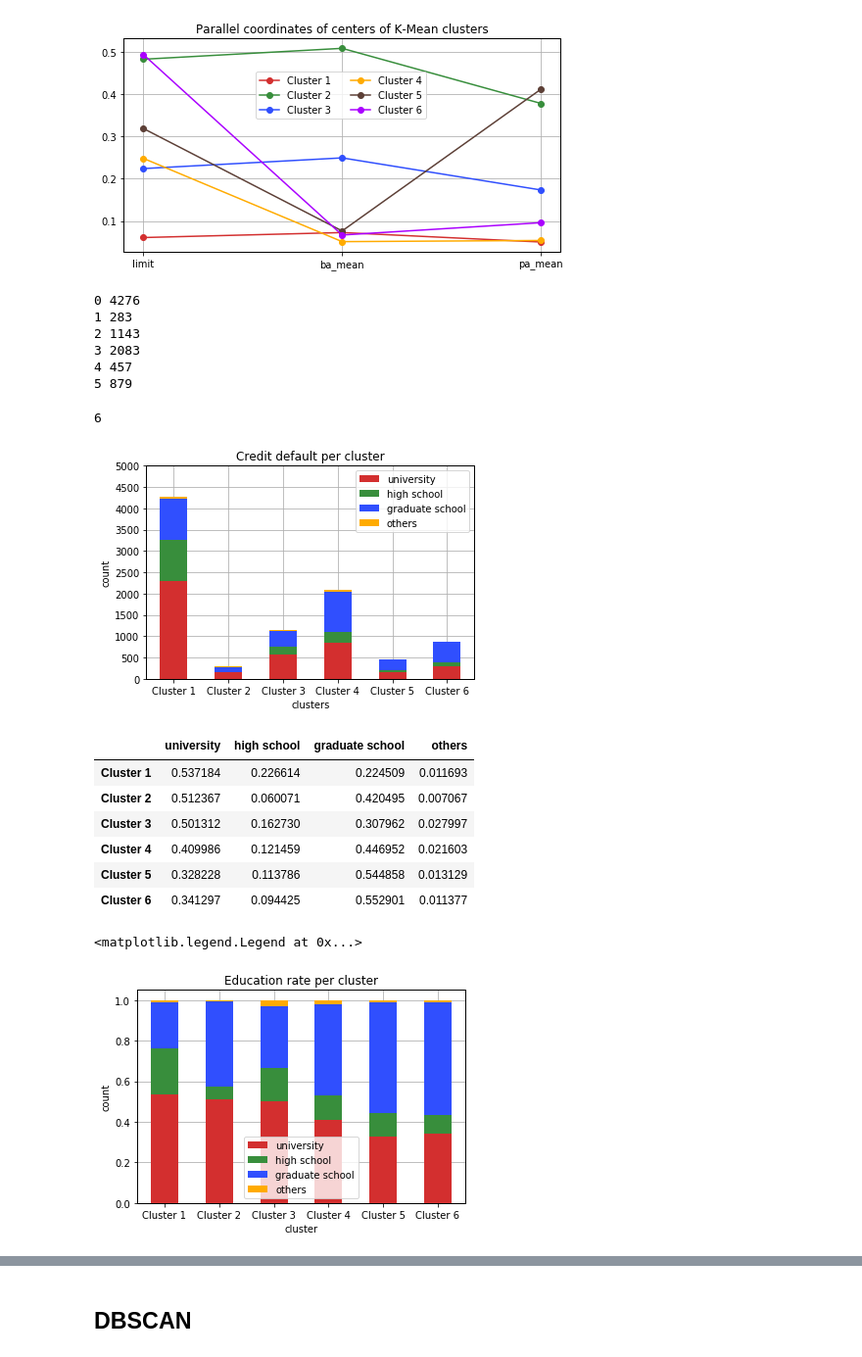
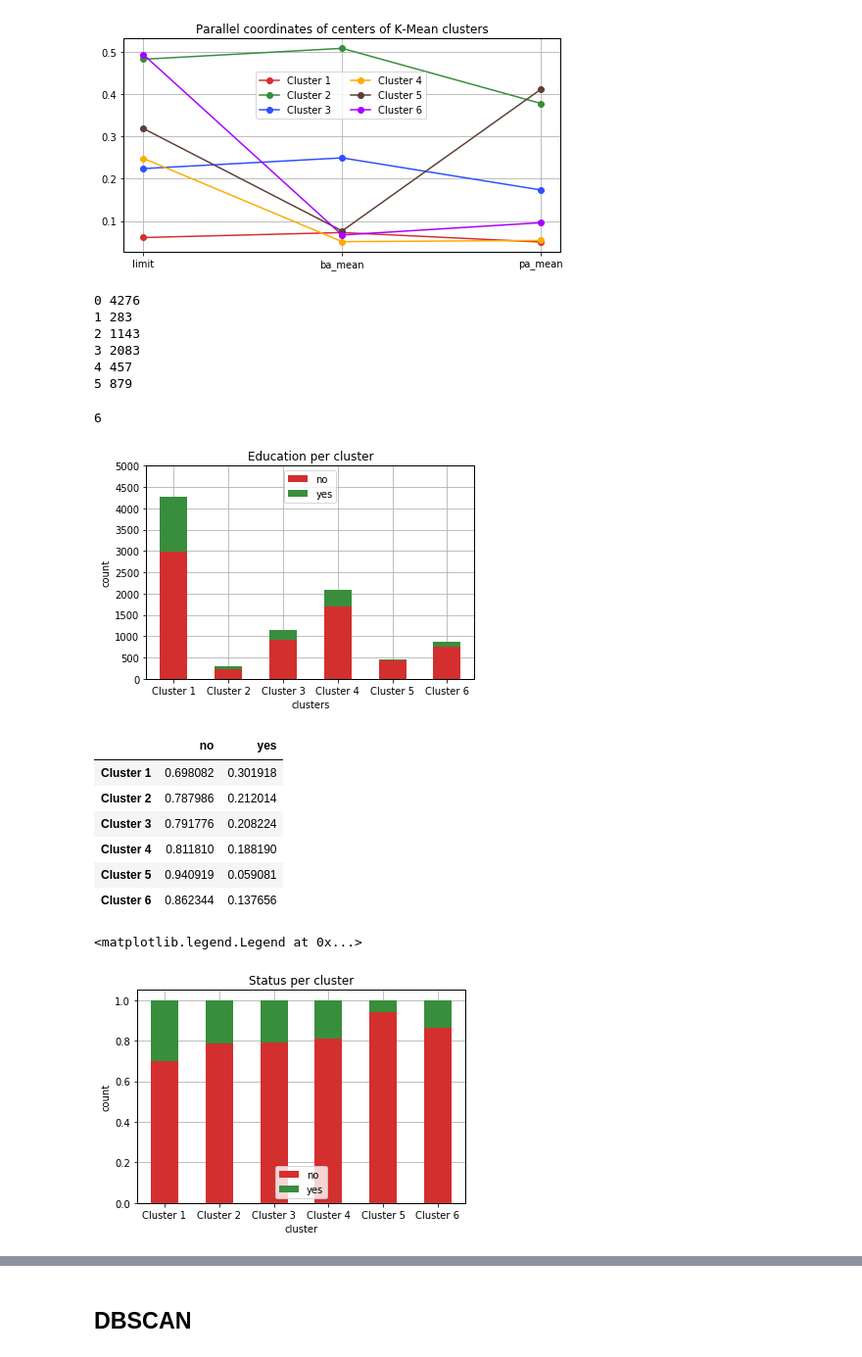
Before and after one commit to GaspareG/Unipi-Data-Mining, a Jupyter notebook: notebook/CardCardDefault.ipynb, the cells around one changed output, grey strips where cells are left out. Shown at 98% size. Saved outputs shown, nothing was run; the diff lists cells and outputs as text; code cells hidden in the pictures.

```diff
--- a/notebook/CardCardDefault.ipynb
+++ b/notebook/CardCardDefault.ipynb
@@ -1252,17 +1252,19 @@ for i in range(0, len(centers)):
     clusteri = cc_final.loc[cluster_map[cluster_map["cluster"]==i]["index"]]
     clusteria.append(clusteri)
     print(i, clusteri["credit_default"].size)
-    cluster_df["Cluster " + str(i+1)] = (clusteri["education"]).value_counts()
-#    cluster_df["Cluster " + str(i+1)] = (clusteri["credit_default"]).map({0: "no", 1: "yes"}).value_counts()
+#    cluster_df["Cluster " + str(i+1)] = (clusteri["status"]).value_counts()
+#    cluster_df["Cluster " + str(i+1)] = (clusteri["sex"]).map({0: "female", 1: "male"}).value_counts()
+    cluster_df["Cluster " + str(i+1)] = (clusteri["credit_default"]).map({0: "no", 1: "yes"}).value_counts()
 
 cluster_df_final = cluster_df.T
 
 cluster_df_final.plot(kind="bar", stacked=True)
 
 plt.xticks(rotation=0)
-plt.title("Credit default per cluster")
+plt.title("Education per cluster")
 plt.ylabel("count")
 plt.xlabel("clusters")
+plt.legend(loc="upper center")
 plt.yticks(range(0, 5001, 500))
 
 #cc_clean
@@ -1276,29 +1278,29 @@ len(clusteria)
 4 457
 5 879
 6
-[figure, old version]
+[figure, new version]
 # %%
 cluster_df_final_norm = cluster_df_final.div(cluster_df_final.sum(1).astype(float), axis=0)
 cluster_df_final_norm
 # %% [output]
-|  | university | high school | graduate school | others |
-| Cluster 1 | 0.537184 | 0.226614 | 0.224509 | 0.011693 |
-| Cluster 2 | 0.512367 | 0.060071 | 0.420495 | 0.007067 |
-| Cluster 3 | 0.501312 | 0.162730 | 0.307962 | 0.027997 |
-| Cluster 4 | 0.409986 | 0.121459 | 0.446952 | 0.021603 |
-| Cluster 5 | 0.328228 | 0.113786 | 0.544858 | 0.013129 |
-| Cluster 6 | 0.341297 | 0.094425 | 0.552901 | 0.011377 |
+|  | no | yes |
+| Cluster 1 | 0.698082 | 0.301918 |
+| Cluster 2 | 0.787986 | 0.212014 |
+| Cluster 3 | 0.791776 | 0.208224 |
+| Cluster 4 | 0.811810 | 0.188190 |
+| Cluster 5 | 0.940919 | 0.059081 |
+| Cluster 6 | 0.862344 | 0.137656 |
 # %%
 cluster_df_final_norm.plot(kind="bar", stacked=True)
 
 plt.xticks(rotation=0)
-plt.title("Education rate per cluster")
+plt.title("Status per cluster")
 plt.ylabel("count")
 plt.xlabel("cluster")
 plt.legend(loc="lower center")
 # %% [output]
 <matplotlib.legend.Legend at 0x...>
-[figure, old version]
+[figure, new version]
 # %%
 cont_var = ["limit", "age", "ba_mean", "pa_mean"]
 
```
Also changed, not shown: parts of 21 cells of this notebook, 8 other files.
